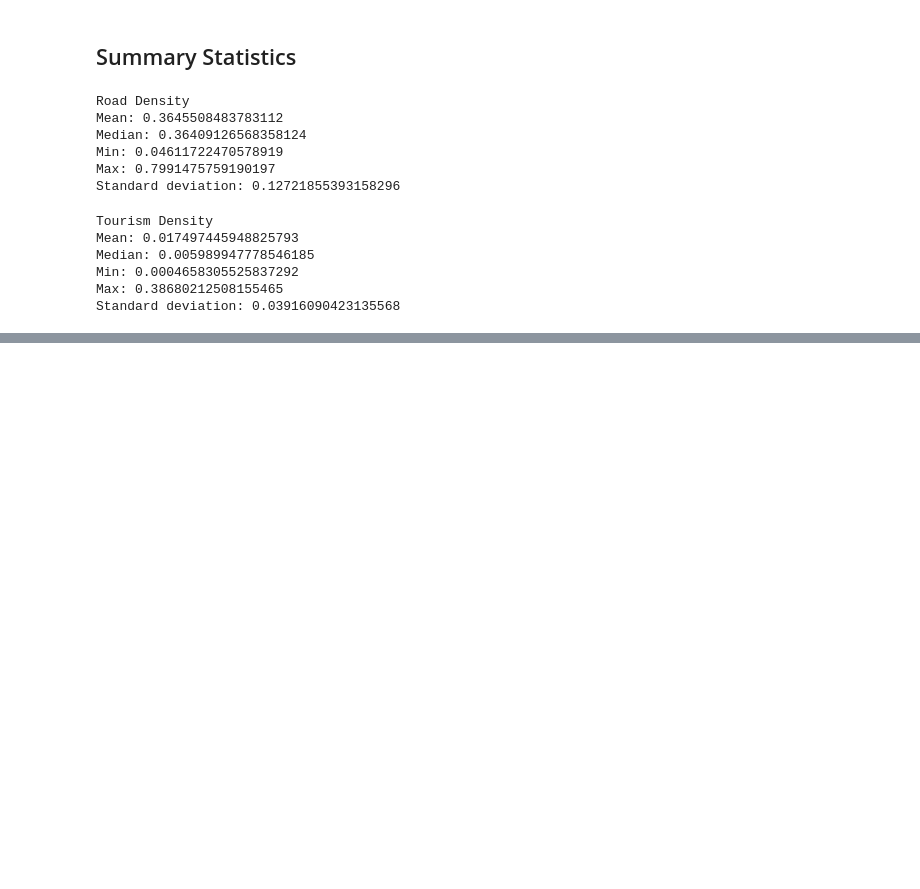
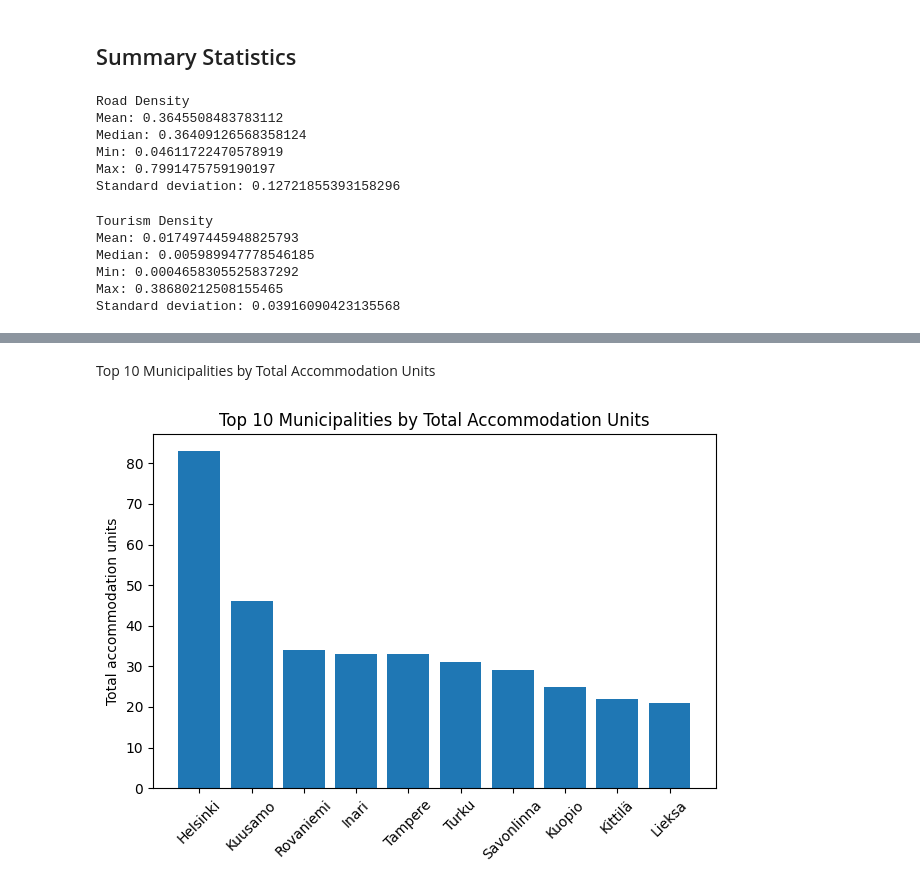
Before and after one commit to selmuu/Main-Assignment-03---Data-Analytics, a Jupyter notebook: matplotlib.ipynb, the cells around one changed output, grey strips where cells are left out. Cells and saved outputs as stored; diff of their text form; code cells hidden in the pictures; blank space fills up the shorter version.

```diff
--- a/matplotlib.ipynb
+++ b/matplotlib.ipynb
@@ -72,0 +85,11 @@ Standard deviation: 0.03916090423135568
+# %% [markdown]
+Top 10 Municipalities by Total Accommodation Units
+# %%
+accommodation_capacity = df.sort_values(by="Liikkeet, lkm 2025*", ascending=False).head(10)
+plt.bar(accommodation_capacity["City"], accommodation_capacity["Liikkeet, lkm 2025*"])
+plt.xticks(rotation=45)
+plt.title("Top 10 Municipalities by Total Accommodation Units")
+plt.ylabel("Total accommodation units")
+plt.tight_layout()
+# %% [output]
+[figure, added]
```
Also changed, not shown: parts of 6 cells of this notebook.
